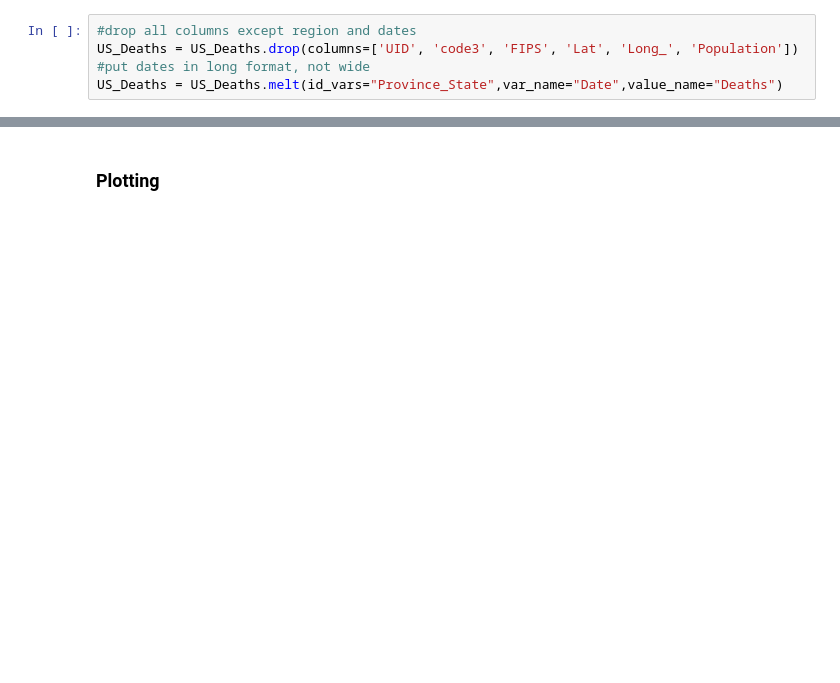
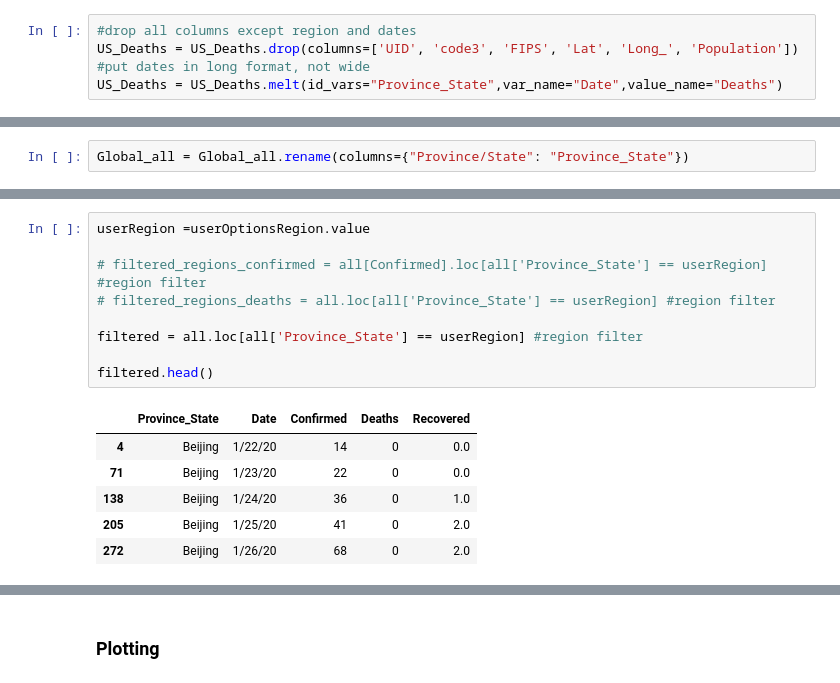
Before and after one commit to ChangingEnergy/Covid-19, a Jupyter notebook: Covid-19.ipynb, the cells around one changed output, grey strips where cells are left out. Saved outputs shown, nothing was run; the diff lists cells and outputs as text; blank space fills up the shorter version.

```diff
--- a/Covid-19.ipynb
+++ b/Covid-19.ipynb
@@ -594,0 +311,2 @@ dtype: object
+# %%
+Global_all = Global_all.rename(columns={"Province/State": "Province_State"})
@@ -594,0 +328,16 @@ dtype: object
+# %%
+userRegion =userOptionsRegion.value
+
+# filtered_regions_confirmed = all[Confirmed].loc[all['Province_State'] == userRegion] #region filter
+# filtered_regions_deaths = all.loc[all['Province_State'] == userRegion] #region filter
+
+filtered = all.loc[all['Province_State'] == userRegion] #region filter
+
+filtered.head()
+# %% [output]
+|  | Province_State | Date | Confirmed | Deaths | Recovered |
+| 4 | Beijing | 1/22/20 | 14 | 0 | 0.0 |
+| 71 | Beijing | 1/23/20 | 22 | 0 | 0.0 |
+| 138 | Beijing | 1/24/20 | 36 | 0 | 1.0 |
+| 205 | Beijing | 1/25/20 | 41 | 0 | 2.0 |
+| 272 | Beijing | 1/26/20 | 68 | 0 | 2.0 |
```
Also changed, not shown: parts of 61 cells of this notebook.
